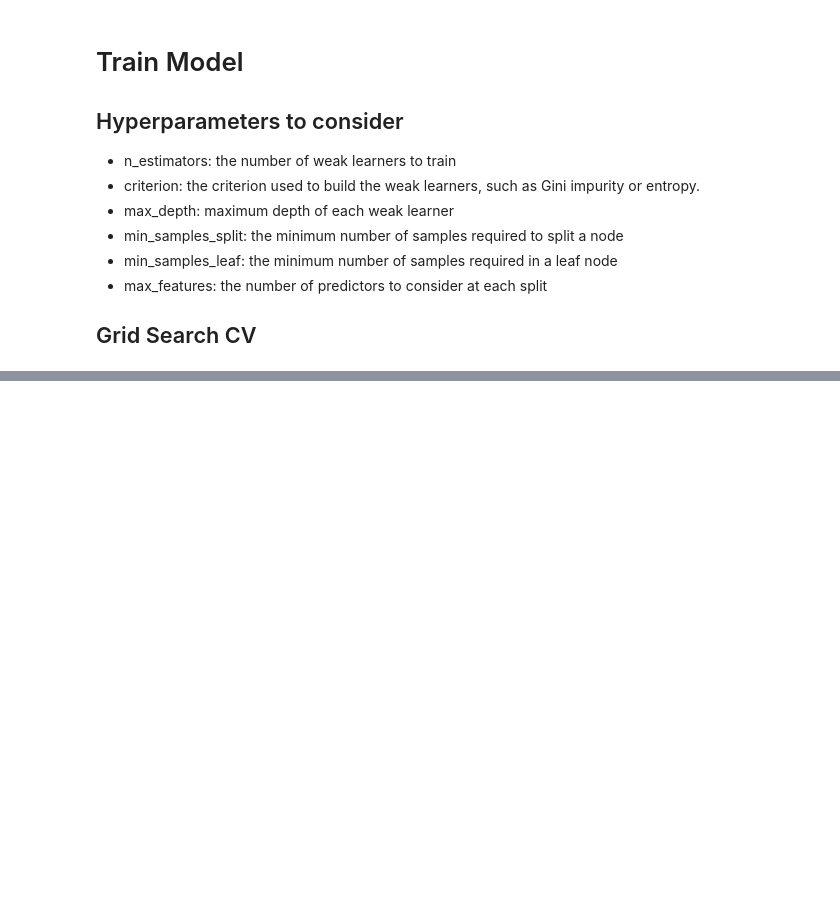
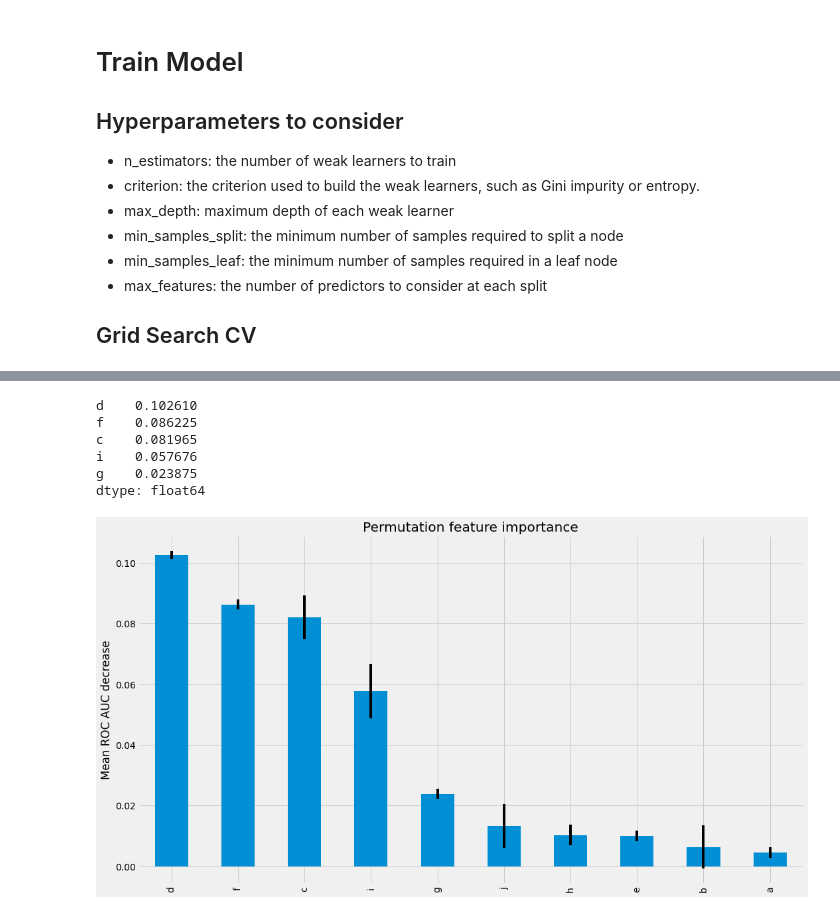
Before and after one commit to LukeMoraglia/ML_algorithms, a Jupyter notebook: GradientBoosting.ipynb, the cells around one changed output, grey strips where cells are left out. Cells and saved outputs as stored; diff of their text form; code cells hidden in the pictures; blank space fills up the shorter version.

```diff
--- a/GradientBoosting.ipynb
+++ b/GradientBoosting.ipynb
@@ -189,0 +224,8 @@ GradientBoostingClassifier(min_samples_leaf=150, min_samples_split=5,
+# %%
+%%time
+perm_feat_imp = permutation_importance(model,
+                                       X_train,
+                                       y_train,
+                                       scoring = 'roc_auc',
+                                       n_repeats = 30,
+                                       random_state = 42)
@@ -189,0 +235,19 @@ GradientBoostingClassifier(min_samples_leaf=150, min_samples_split=5,
+# %%
+forest_imp = pd.Series(perm_feat_imp.importances_mean,
+                       index = X_train.columns).sort_values(ascending = False)
+forest_imp.head()
+# %% [output]
+d    0.102610
+f    0.086225
+c    0.081965
+i    0.057676
+g    0.023875
+dtype: float64
+# %%
+fig, ax = plt.subplots()
+forest_imp.plot.bar(yerr=perm_feat_imp.importances_std, ax = ax)
+ax.set_title("Permutation feature importance")
+ax.set_ylabel("Mean ROC AUC decrease")
+plt.show()
+# %% [output]
+[figure, added]
```
Also changed, not shown: parts of 15 cells of this notebook.
